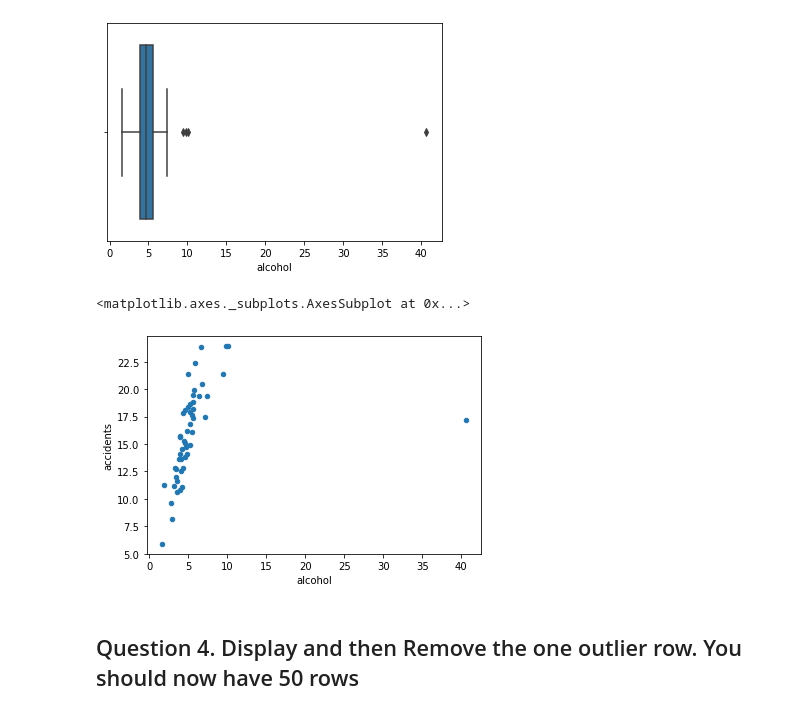
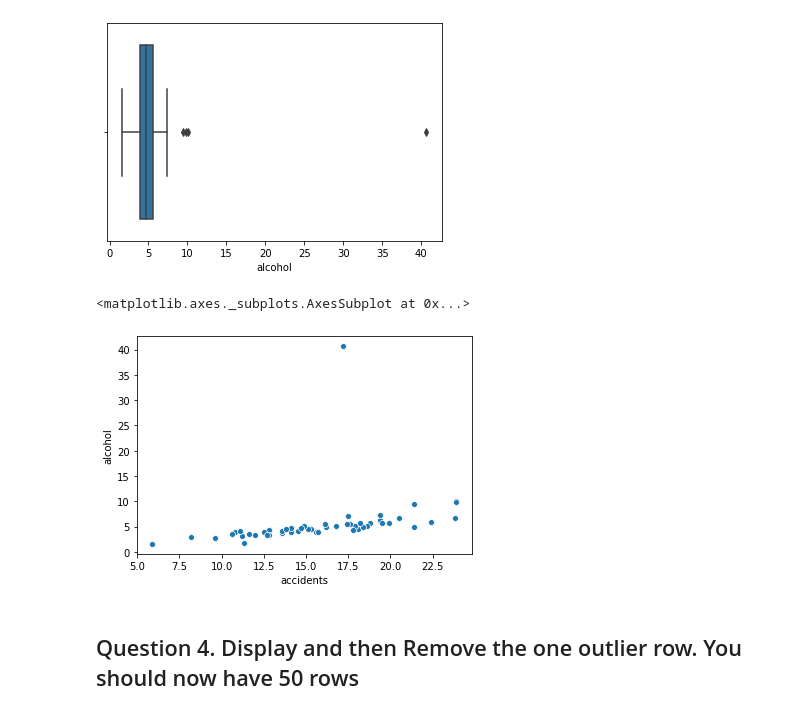
Before and after one commit to Arx1971/DataAnalytics-HW-1, a Jupyter notebook: HW1_Spring2020_Adnan_Rahin.ipynb, the cells around one changed output. Saved outputs shown, nothing was run; the diff lists cells and outputs as text; code cells hidden in the pictures.

```diff
--- a/HW1_Spring2020_Adnan_Rahin.ipynb
+++ b/HW1_Spring2020_Adnan_Rahin.ipynb
@@ -105,11 +105,11 @@ sns.boxplot(crash['alcohol'])
 # %% [output]
 <matplotlib.axes._subplots.AxesSubplot at 0x...>
 [figure]
-# %%
-crash.plot.scatter(x='alcohol', y='accidents')
-# %% [output]
-<matplotlib.axes._subplots.AxesSubplot at 0x...>
-[figure, removed]
+# %%
+sns.scatterplot(x='accidents', y = 'alcohol', data=crash)
+# %% [output]
+<matplotlib.axes._subplots.AxesSubplot at 0x...>
+[figure, added]
 # %% [markdown]
 ## Question 4. Display and then Remove the one outlier row. You should now have 50 rows
 # %% [markdown]
```
Also changed, not shown: parts of 9 cells of this notebook.
